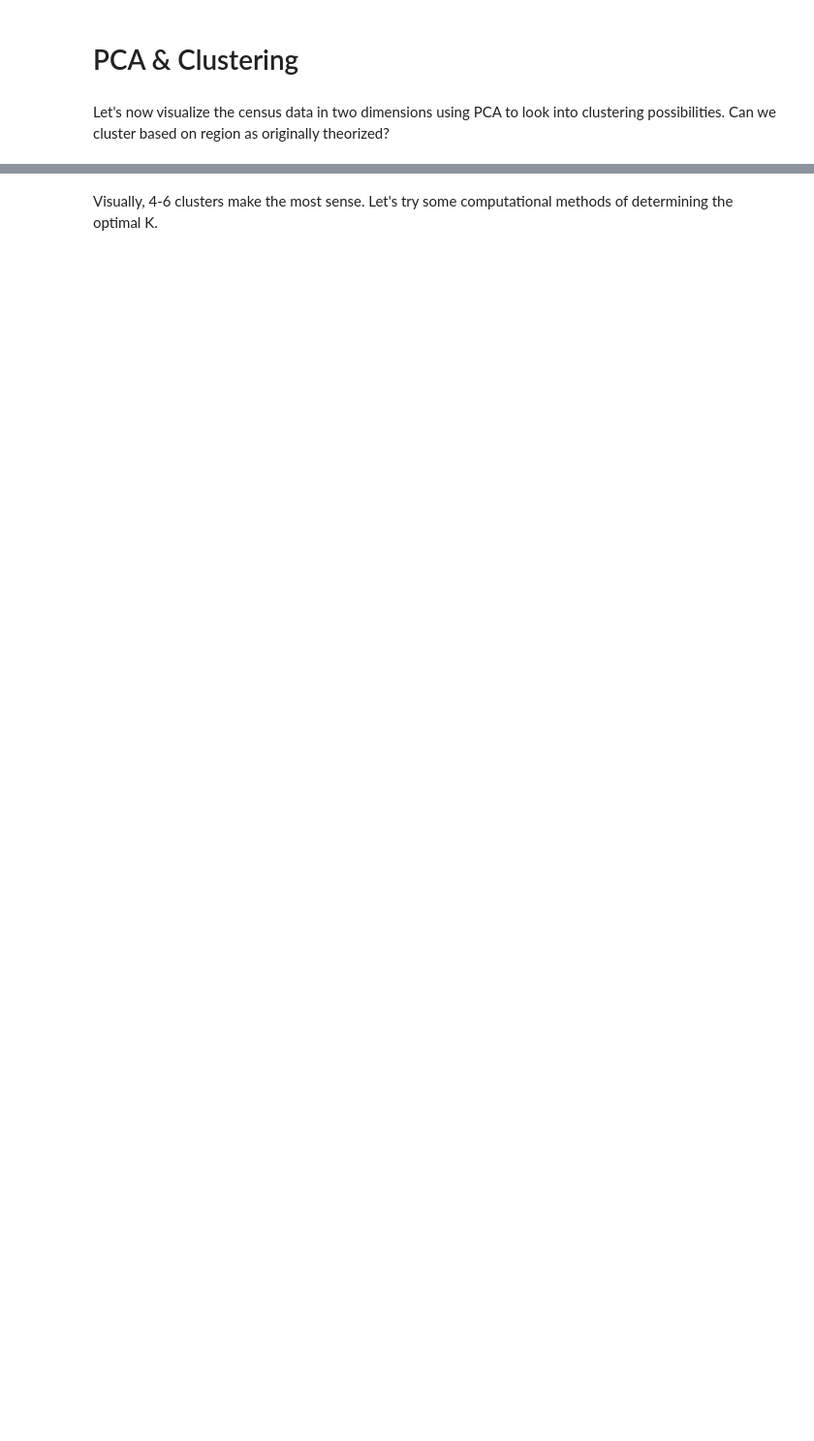
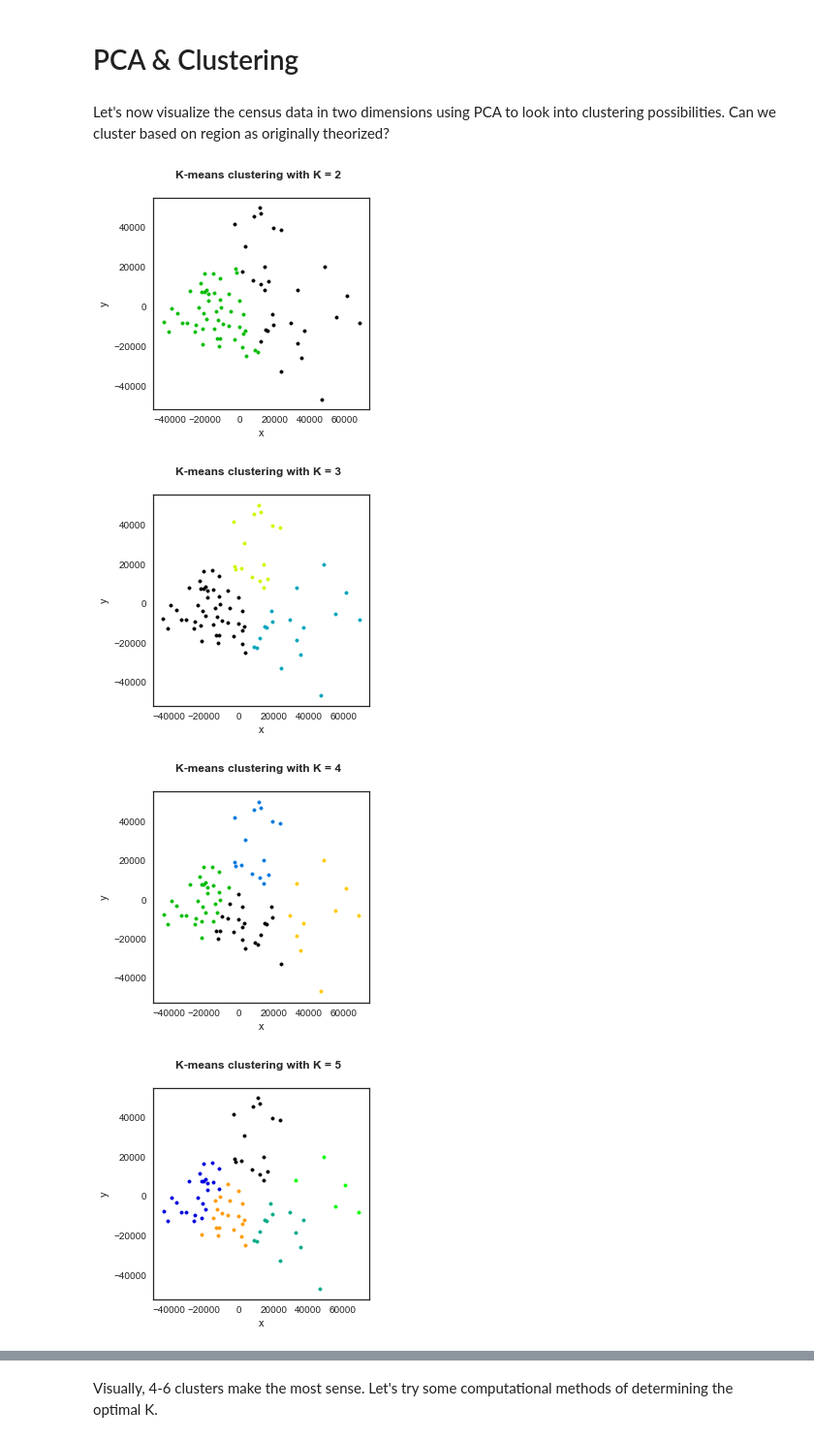
Before and after one commit to mdhanna/Chicago_Pothole_Analysis, a Jupyter notebook: Capstone1_Chicago_Pothole_Analysis.ipynb, the cells around one changed output, grey strips where cells are left out. Shown at 97% size. Cells and saved outputs as stored; diff of their text form; code cells hidden in the pictures; blank space fills up the shorter version.

```diff
--- a/Capstone1_Chicago_Pothole_Analysis.ipynb
+++ b/Capstone1_Chicago_Pothole_Analysis.ipynb
@@ -1194,24 +1366,39 @@ print('MSE for test holes data: {:.2f}'.format(np.mean((rf_holes.predict(xtest2)
 # PCA & Clustering
 # %% [markdown]
 Let's now visualize the census data in two dimensions using PCA to look into clustering possibilities.  Can we cluster based on region as originally theorized?
+# %%
+train_clust = pd.concat([xtrain1, ytrain1], axis = 1)
+test_clust = pd.concat([xtest1, ytest1], axis = 1)
+clust_set = pd.concat([train_clust, test_clust], axis = 0)
+
+CA_table = pd.merge(m2, CA_key, on='GEOG')
+train_CA = CA_table.loc[list(train_clust.index)]
+test_CA = CA_table.loc[list(test_clust.index)]
 # %%
 from sklearn.cluster import KMeans
 from sklearn.decomposition import PCA
+import matplotlib.cm as cm
 
-#First we'll iterate through 2-10 clusters to visualize the clustering.  The community areas are grouped into 9 defined regions.
+#First we'll iterate through 2-10 clusters to visualize the clustering.
 pca = PCA(n_components = 2)
-x = pca.fit_transform(X)[:,0]
-y = pca.fit_transform(X)[:,1]
+x = pca.fit_transform(clust_set)[:,0]
+y = pca.fit_transform(clust_set)[:,1]
+
 for K in range(2,11):
     fig, ax1 = plt.subplots(1,1)
-    fig.set_size_inches(7,7)
-    kmeans = KMeans(n_clusters = K, random_state = 10).fit_predict(X)
+    fig.set_size_inches(4,4)
+    kmeans = KMeans(n_clusters = K, random_state = 10).fit_predict(clust_set)
     df = pd.DataFrame({'cluster_id':kmeans, 'x':x, 'y':y})
     for i in range(K):
         color = cm.spectral(float(i) / K)
         clustered_data = df[df.cluster_id == i]
         ax1.scatter(clustered_data.x, clustered_data.y, color = color, marker = '.')
     ax1.set_xlabel('x')
     ax1.set_ylabel('y')
-    plt.suptitle(('K-means clustering with K = %d' %K), fontsize = 14, fontweight = 'bold')
+    plt.suptitle(('K-means clustering with K = %d' %K), fontsize = 12, fontweight = 'bold')
     plt.show()
+# %% [output]
+[figure, added]
+[figure, added]
+[figure, added]
+[figure, added]
```
Also changed, not shown: parts of 40 cells of this notebook.
